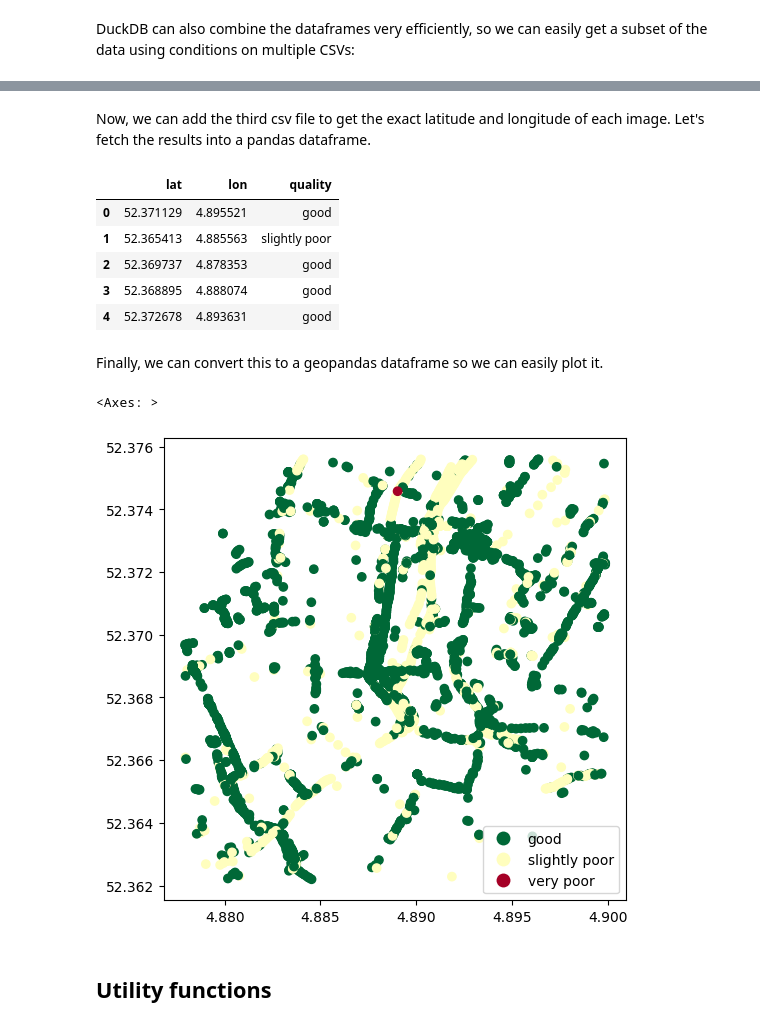
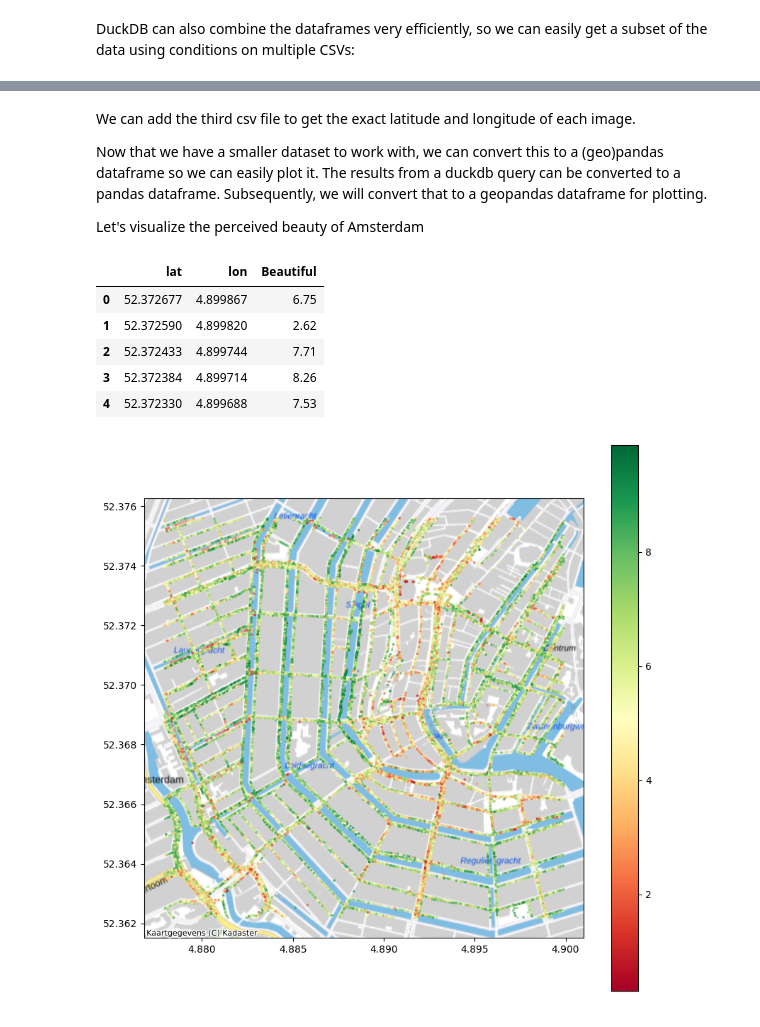
Before and after one commit to Urban-M4/streetscapes, a Jupyter notebook: docs/docs/examples/explore_data.ipynb, the cells around one changed output, grey strips where cells are left out. Drawn from its saved outputs; the diff is of its cells as text; code cells hidden in the pictures.

Commit message:
Complete expore notebook + move parquet stuff to convert notebook

```diff
--- a/docs/docs/examples/explore_data.ipynb
+++ b/docs/docs/examples/explore_data.ipynb
@@ -113,33 +163,34 @@ duckdb.sql(f"""
-# %% [markdown]
-Now, we can add the third csv file to get the exact latitude and longitude of each image. Let's fetch the results into a pandas dataframe.
+# %% [markdown]
+We can add the third csv file to get the exact latitude and longitude of each image.
+
+Now that we have a smaller dataset to work with, we can convert this to a (geo)pandas dataframe so we can easily plot it. The results from a duckdb query can be converted to a pandas dataframe. Subsequently, we will convert that to a geopandas dataframe for plotting.
+
+Let's visualize the perceived beauty of Amsterdam
 # %%
 df = duckdb.sql(f"""
-            SELECT metadata.lat, metadata.lon, contextual.quality
-            FROM read_csv('{conf.DATA_DIR}/data/contextual.csv') AS contextual
+            SELECT metadata.lat, metadata.lon, perception.Beautiful
+            FROM read_csv('{conf.DATA_DIR}/data/perception.csv') AS perception
             JOIN read_csv('{conf.DATA_DIR}/data/simplemaps.csv') AS simplemaps
             USING (UUID, source, orig_id)
             JOIN read_csv('{conf.DATA_DIR}/data/metadata_common_attributes.csv') AS metadata
             USING (UUID, source, orig_id)
-            WHERE simplemaps.city = 'Amsterdam' AND contextual.view_direction = 'side'
+            WHERE simplemaps.city = 'Amsterdam'
            """).df()
 df.head()
 # %% [output]
-|  | lat | lon | quality |
-| 0 | 52.371129 | 4.895521 | good |
-| 1 | 52.365413 | 4.885563 | slightly poor |
-| 2 | 52.369737 | 4.878353 | good |
-| 3 | 52.368895 | 4.888074 | good |
-| 4 | 52.372678 | 4.893631 | good |
+|  | lat | lon | Beautiful |
+| 0 | 52.372677 | 4.899867 | 6.75 |
+| 1 | 52.372590 | 4.899820 | 2.62 |
+| 2 | 52.372433 | 4.899744 | 7.71 |
+| 3 | 52.372384 | 4.899714 | 8.26 |
+| 4 | 52.372330 | 4.899688 | 7.53 |
-# %% [markdown]
-Finally, we can convert this to a geopandas dataframe so we can easily plot it.
 # %%
 import geopandas as gpd
+import contextily
 
-gdf = gpd.GeoDataFrame(df.quality, geometry=gpd.points_from_xy(df.lon, df.lat))
+gdf = gpd.GeoDataFrame(df.Beautiful, geometry=gpd.points_from_xy(df.lon, df.lat))
 gdf.set_crs("EPSG:4326", allow_override=True, inplace=True)
-gdf.plot(column='quality', cmap='RdYlGn_r', legend=True, figsize=(10, 6))
+ax = gdf.plot(column='Beautiful', cmap='RdYlGn', legend=True, markersize=3, figsize=(10, 10), alpha=0.5)
+contextily.add_basemap(ax, crs=gdf.crs, source=contextily.providers.nlmaps.standaard)
 # %% [output]
-<Axes: >
-[figure, old version]
+[figure, new version]
-# %% [markdown]
-## Utility functions
```
Also changed, not shown: parts of 25 cells of this notebook, 4 other files.
